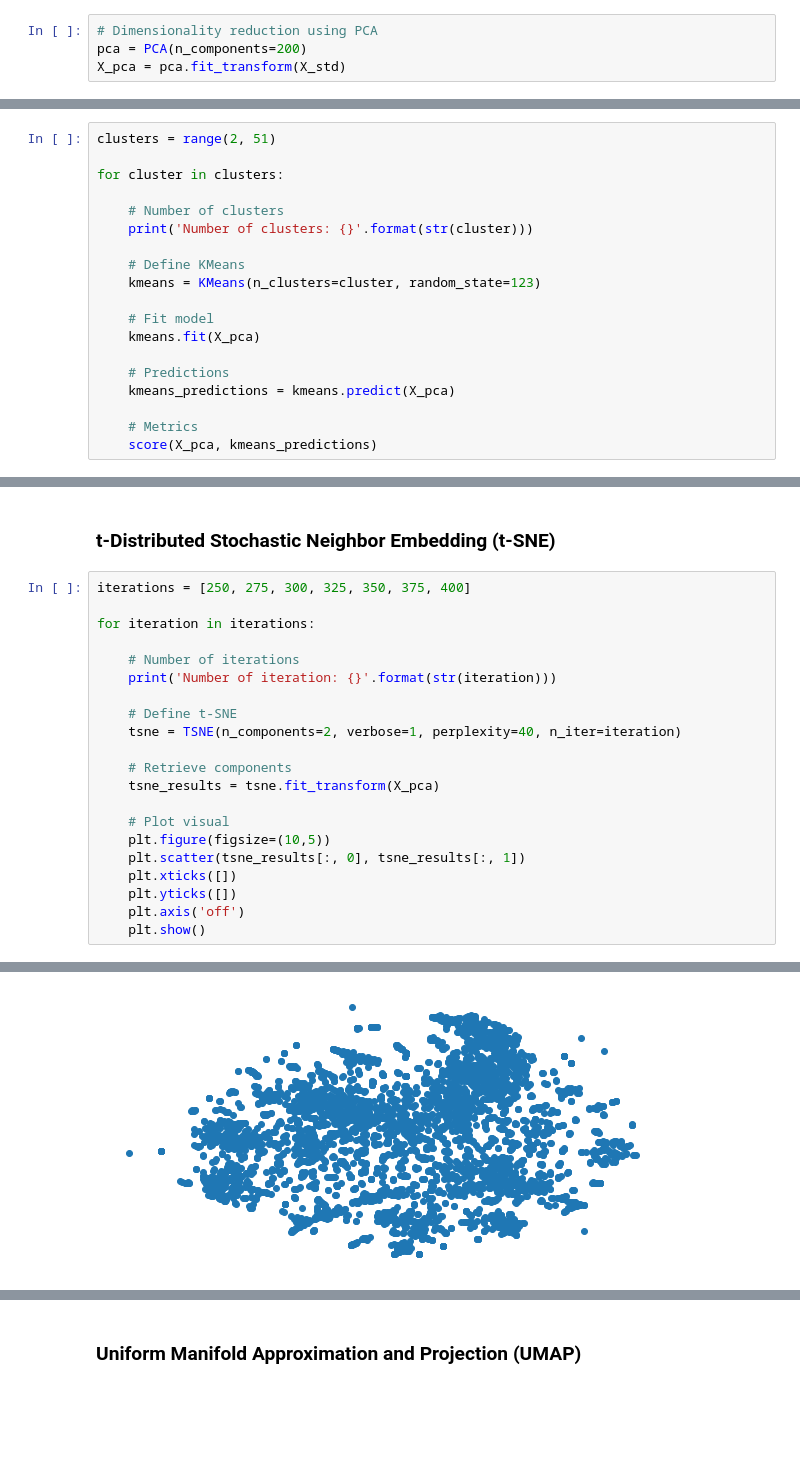
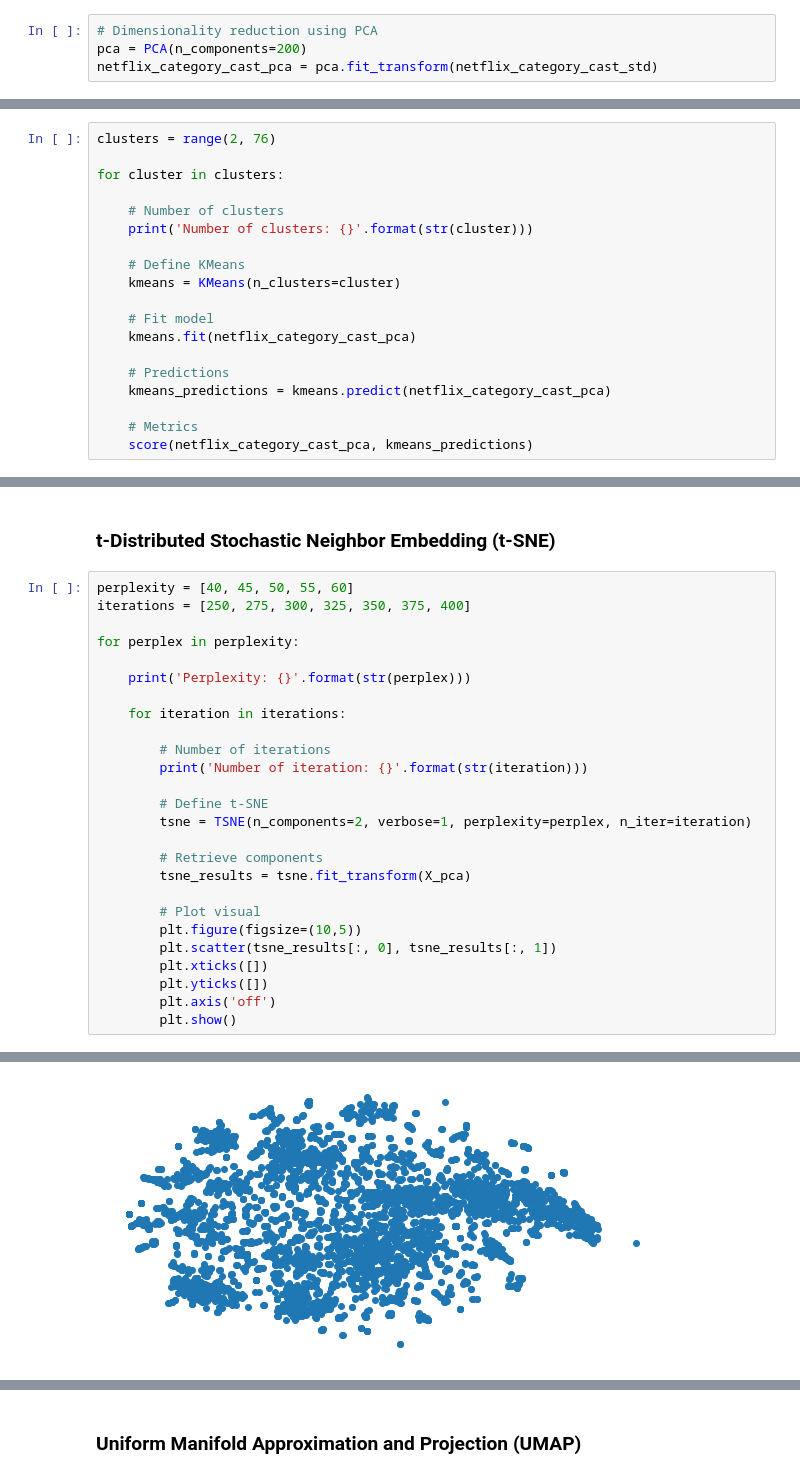
Before and after one commit to BenGriffith/data-science, a Jupyter notebook: capstone/unsupervised/netflix.ipynb, the cells around one changed output, grey strips where cells are left out. Cells and saved outputs as stored; diff of their text form; blank space fills up the shorter version.

Commit message:
Updates to EDA and clustering algorithms

```diff
--- a/capstone/unsupervised/netflix.ipynb
+++ b/capstone/unsupervised/netflix.ipynb
@@ -368,4 +1037,4 @@ plt.show()
 # %%
 # Dimensionality reduction using PCA
 pca = PCA(n_components=200)
-X_pca = pca.fit_transform(X_std)
+netflix_category_cast_pca = pca.fit_transform(netflix_category_cast_std)
@@ -384,5 +1041,5 @@ def score(X_standard, y_predictions):
 # %%
-clusters = range(2, 51)
+clusters = range(2, 76)
 
 for cluster in clusters:
 
@@ -390,15 +1047,15 @@ for cluster in clusters:
     print('Number of clusters: {}'.format(str(cluster)))
 
     # Define KMeans
-    kmeans = KMeans(n_clusters=cluster, random_state=123)
+    kmeans = KMeans(n_clusters=cluster)
 
     # Fit model
-    kmeans.fit(X_pca)
+    kmeans.fit(netflix_category_cast_pca)
 
     # Predictions
-    kmeans_predictions = kmeans.predict(X_pca)
+    kmeans_predictions = kmeans.predict(netflix_category_cast_pca)
 
     # Metrics
-    score(X_pca, kmeans_predictions)
+    score(netflix_category_cast_pca, kmeans_predictions)
 # %% [output]
 Number of clusters: 2
@@ -789,24 +1677,29 @@ I'll be comparing t-SNE and UMAP dimensionality reduction techniques.
 # %% [markdown]
 ### t-Distributed Stochastic Neighbor Embedding (t-SNE)
 # %%
+perplexity = [40, 45, 50, 55, 60]
 iterations = [250, 275, 300, 325, 350, 375, 400]
 
-for iteration in iterations:
+for perplex in perplexity:
 
-    # Number of iterations
-    print('Number of iteration: {}'.format(str(iteration)))
+    print('Perplexity: {}'.format(str(perplex)))
 
-    # Define t-SNE
-    tsne = TSNE(n_components=2, verbose=1, perplexity=40, n_iter=iteration)
+    for iteration in iterations:
 
-    # Retrieve components
-    tsne_results = tsne.fit_transform(X_pca)
+        # Number of iterations
+        print('Number of iteration: {}'.format(str(iteration)))
 
-    # Plot visual
-    plt.figure(figsize=(10,5))
-    plt.scatter(tsne_results[:, 0], tsne_results[:, 1])
-    plt.xticks([])
-    plt.yticks([])
-    plt.axis('off')
-    plt.show()
+        # Define t-SNE
+        tsne = TSNE(n_components=2, verbose=1, perplexity=perplex, n_iter=iteration)
+
+        # Retrieve components
+        tsne_results = tsne.fit_transform(X_pca)
+
+        # Plot visual
+        plt.figure(figsize=(10,5))
+        plt.scatter(tsne_results[:, 0], tsne_results[:, 1])
+        plt.xticks([])
+        plt.yticks([])
+        plt.axis('off')
+        plt.show()
 # %% [output]
@@ -868,3 +1762,3 @@ Number of iteration: 325
-[figure, old version]
+[figure, new version]
 Number of iteration: 350
 [t-SNE] Computing 121 nearest neighbors...
```
Also changed, not shown: parts of 157 cells of this notebook.
